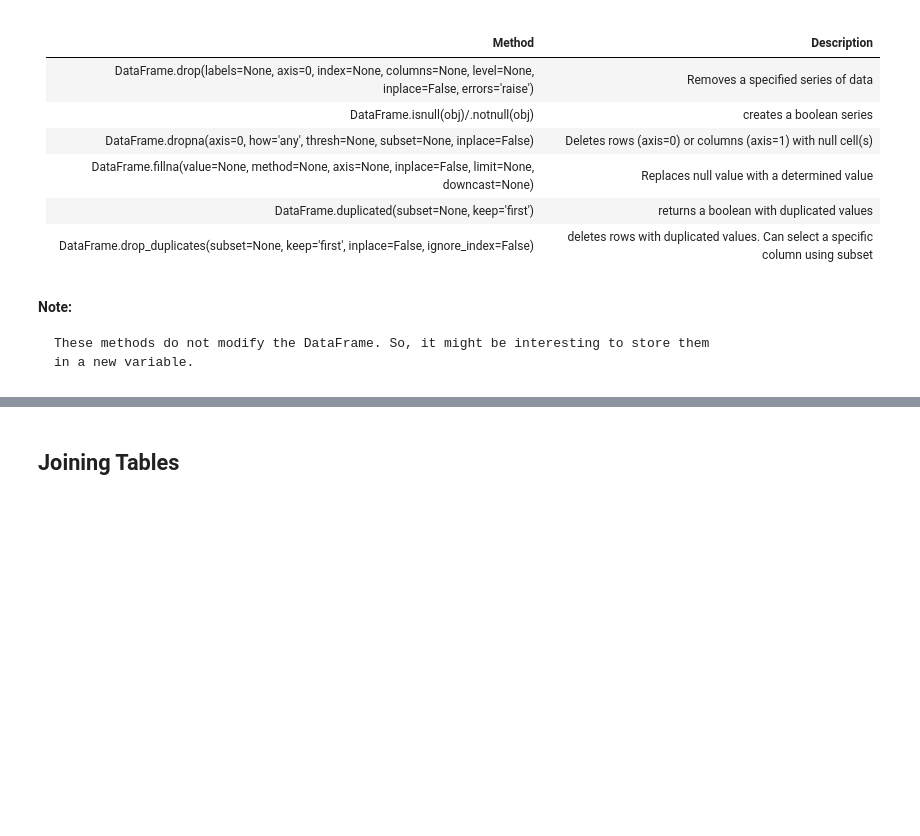
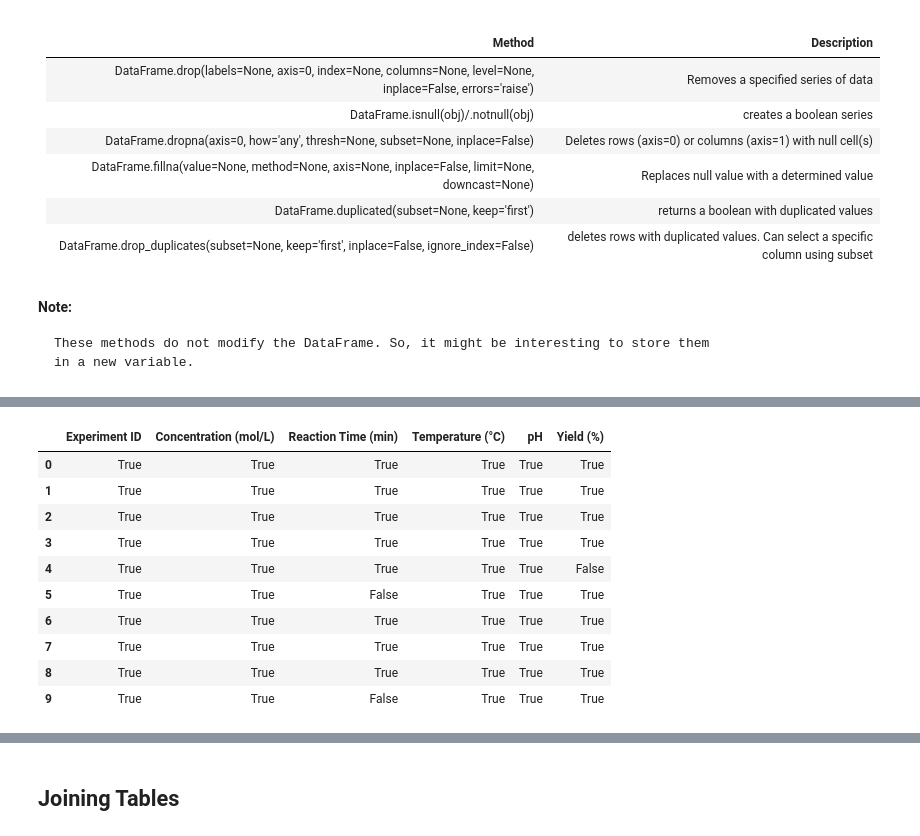
Before and after one commit to rafaelpsilva07/python-for-engineers-and-scientists, a Jupyter notebook: lessons/m2 - Section 11 - Pandas.ipynb, the cells around one changed output, grey strips where cells are left out. Saved outputs shown, nothing was run; the diff lists cells and outputs as text; code cells hidden in the pictures; blank space fills up the shorter version.

```diff
--- a/lessons/m2 - Section 11 - Pandas.ipynb
+++ b/lessons/m2 - Section 11 - Pandas.ipynb
@@ -624,0 +658,14 @@ in a new variable.</pre>
+# %%
+df.head(10).notnull()
+# %% [output]
+|  | Experiment ID | Concentration (mol/L) | Reaction Time (min) | Temperature (°C) | pH | Yield (%) |
+| 0 | True | True | True | True | True | True |
+| 1 | True | True | True | True | True | True |
+| 2 | True | True | True | True | True | True |
+| 3 | True | True | True | True | True | True |
+| 4 | True | True | True | True | True | False |
+| 5 | True | True | False | True | True | True |
+| 6 | True | True | True | True | True | True |
+| 7 | True | True | True | True | True | True |
+| 8 | True | True | True | True | True | True |
+| 9 | True | True | False | True | True | True |
```
Also changed, not shown: parts of 7 cells of this notebook.
